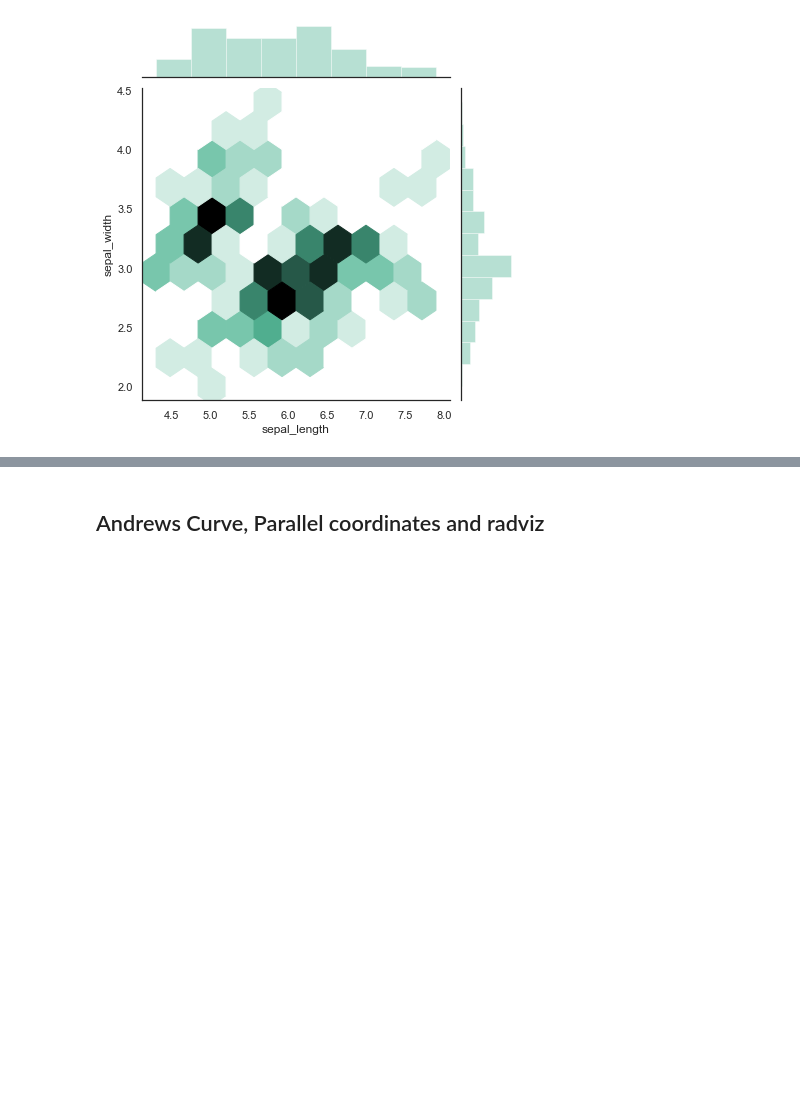
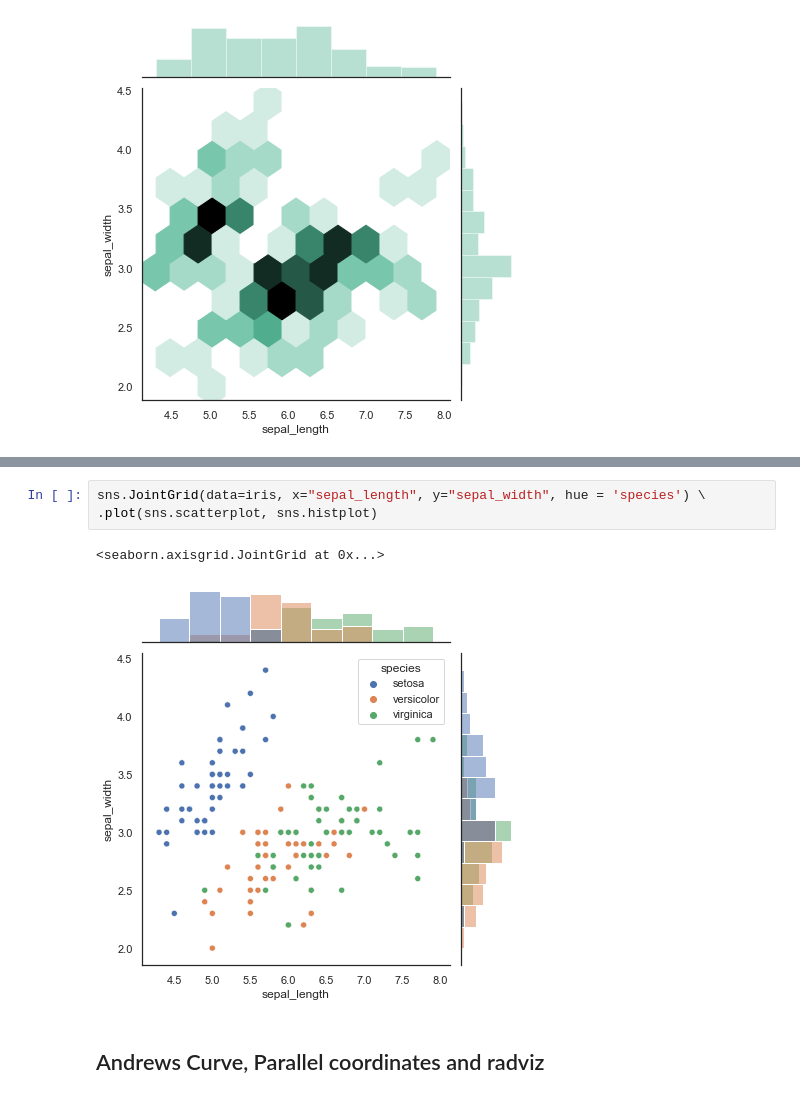
Before and after one commit to starnlm/Python-Practice, a Jupyter notebook: Visualization.ipynb, the cells around one changed output, grey strips where cells are left out. Cells and saved outputs as stored; diff of their text form; blank space fills up the shorter version.

```diff
--- a/Visualization.ipynb
+++ b/Visualization.ipynb
@@ -169,3 +182,9 @@ sns.jointplot(x = 'sepal_length', y = 'sepal_width', data = iris, size = 6, kind
+# %%
+sns.JointGrid(data=iris, x="sepal_length", y="sepal_width", hue = 'species') \
+.plot(sns.scatterplot, sns.histplot)
+# %% [output]
+<seaborn.axisgrid.JointGrid at 0x...>
+[figure, added]
 # %% [markdown]
 ## Andrews Curve, Parallel coordinates and radviz
 # %%
```
Also changed, not shown: parts of 3 cells of this notebook.
